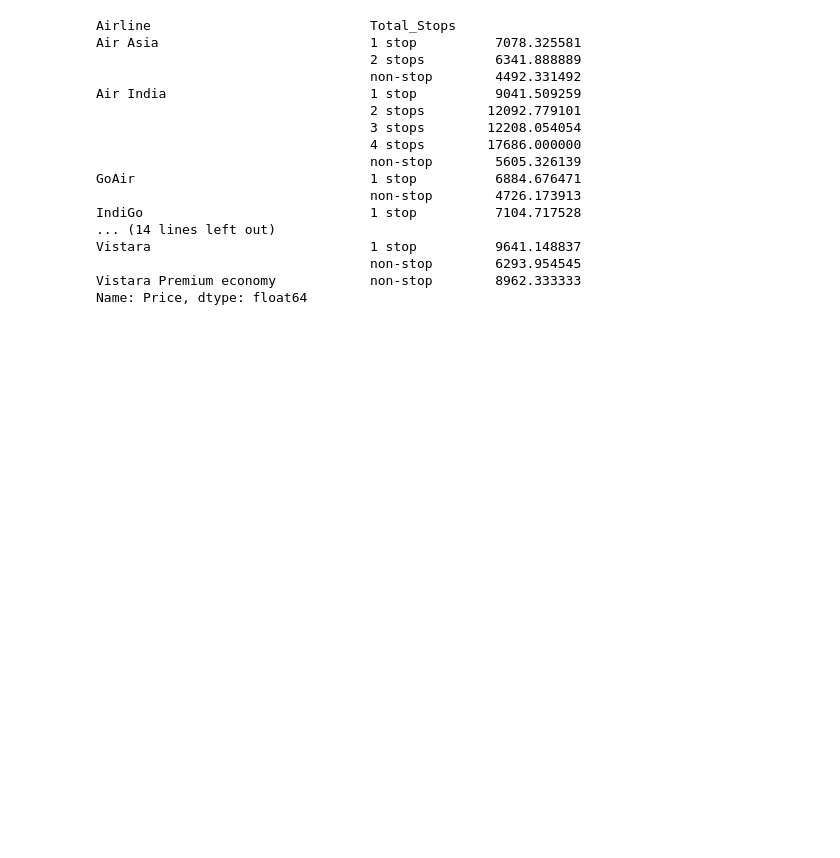
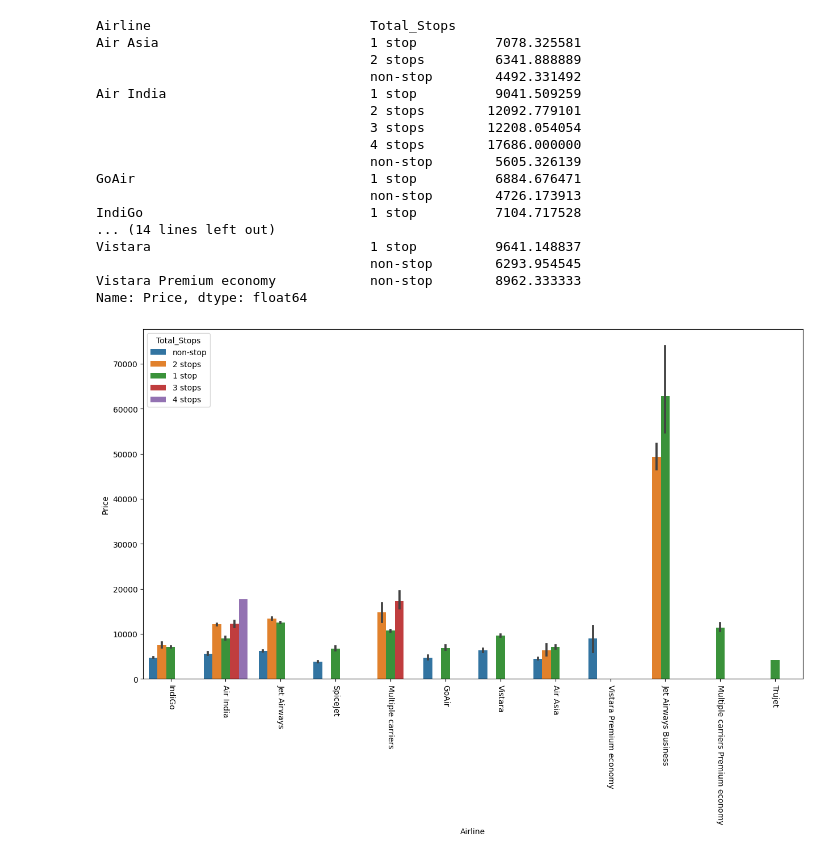
Before and after one commit to RochaErik/Project-Flight-Price-Predictor, a Jupyter notebook: Flight_Price_Predictor.ipynb, the cells around one changed output. Saved outputs shown, nothing was run; the diff lists cells and outputs as text; code cells hidden in the pictures; blank space fills up the shorter version.

```diff
--- a/Flight_Price_Predictor.ipynb
+++ b/Flight_Price_Predictor.ipynb
@@ -259,3 +262,11 @@ Vistara                            1 stop          9641.148837
                                    non-stop        6293.954545
 Vistara Premium economy            non-stop        8962.333333
 Name: Price, dtype: float64
+# %%
+plt.figure(figsize=(15,8))
+sns.barplot(data=df, x=df.Airline, y=df.Price, hue=df.Total_Stops)
+plt.xticks(rotation=270)
+
+plt.show()
+# %% [output]
+[figure, added]
```
Also changed, not shown: parts of 8 cells of this notebook.
